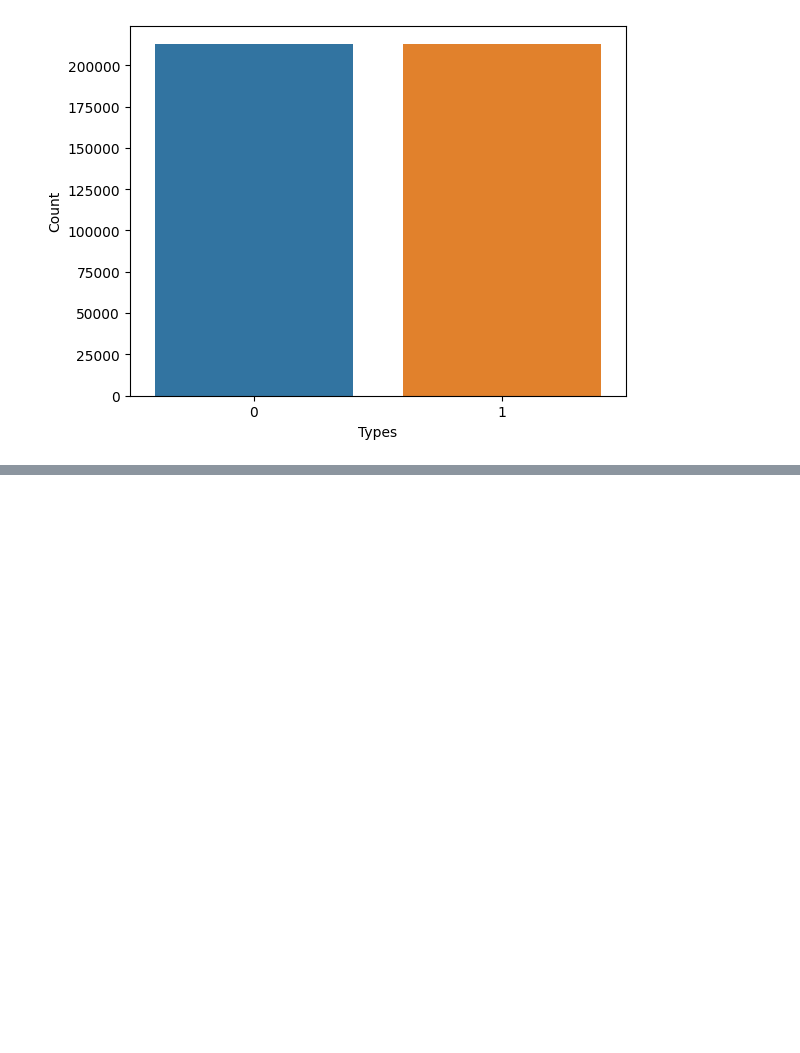
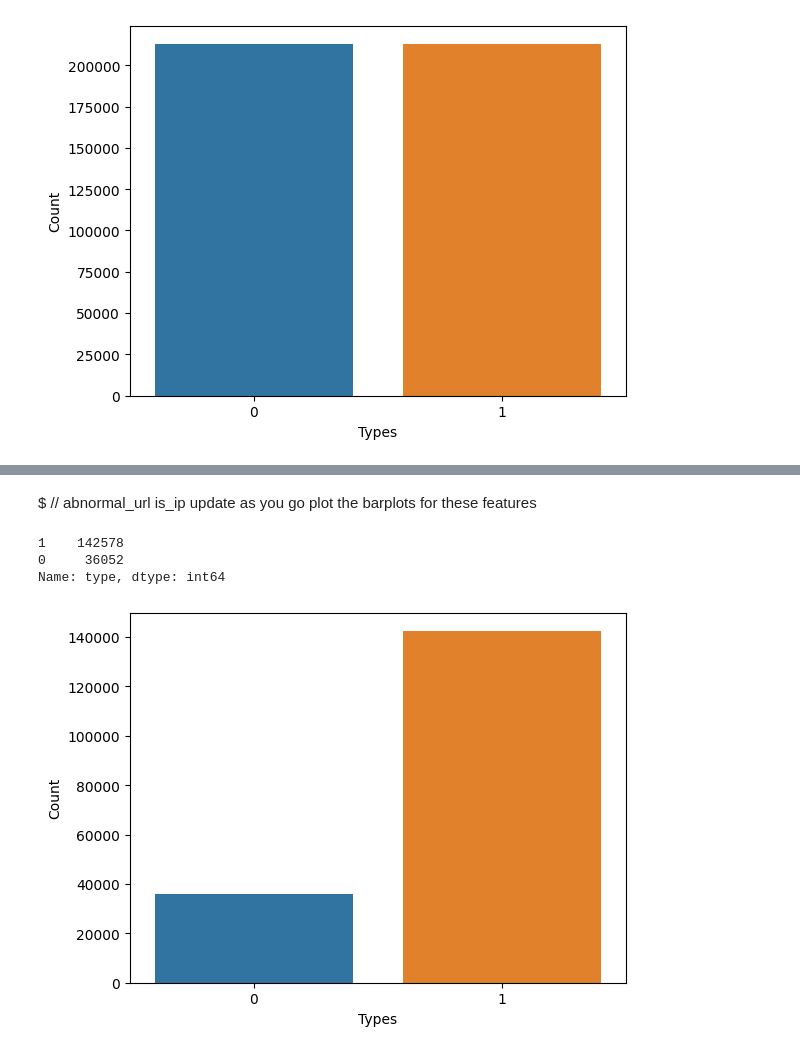
Before and after one commit to KarthikVajja/URLPhishingDetection, a Jupyter notebook: phishingDetection.ipynb, the cells around one changed output, grey strips where cells are left out. Drawn from its saved outputs; the diff is of its cells as text; code cells hidden in the pictures; blank space fills up the shorter version.

```diff
--- a/phishingDetection.ipynb
+++ b/phishingDetection.ipynb
@@ -244,9 +244,9 @@ def proc_tld_url(entry):
     try:
         if entry['is_ip'] == 0:
             return proc_tld(entry['url'])
-        return None, None, None, None
+        return 'invalid', 'invalid', 'invalid', 'invalid'
     except Exception as e:
-        return None, None, None, None
+        return 'badurl', 'badurl', 'badurl', 'badurl'
 
 data[['subdomain', 'domain', 'tld', 'fld']] = data.apply(lambda entry: proc_tld_url(entry), axis=1, result_type="expand")
 data.head()
@@ -473,0 +507,15 @@ Text(0, 0.5, 'Count')
+# %% [markdown]
+$ // abnormal_url is_ip
+update as you go
+plot the barplots for these features
+# %%
+with_special_caharacters = data[data['//']>0]
+sns.barplot(x=with_special_caharacters['type'].value_counts().index, y=with_special_caharacters['type'].value_counts())
+plt.xlabel('Types')
+plt.ylabel('Count')
+with_special_caharacters['type'].value_counts()
+# %% [output]
+1    142578
+0     36052
+Name: type, dtype: int64
+[figure, added]
```
Also changed, not shown: parts of 18 cells of this notebook.
